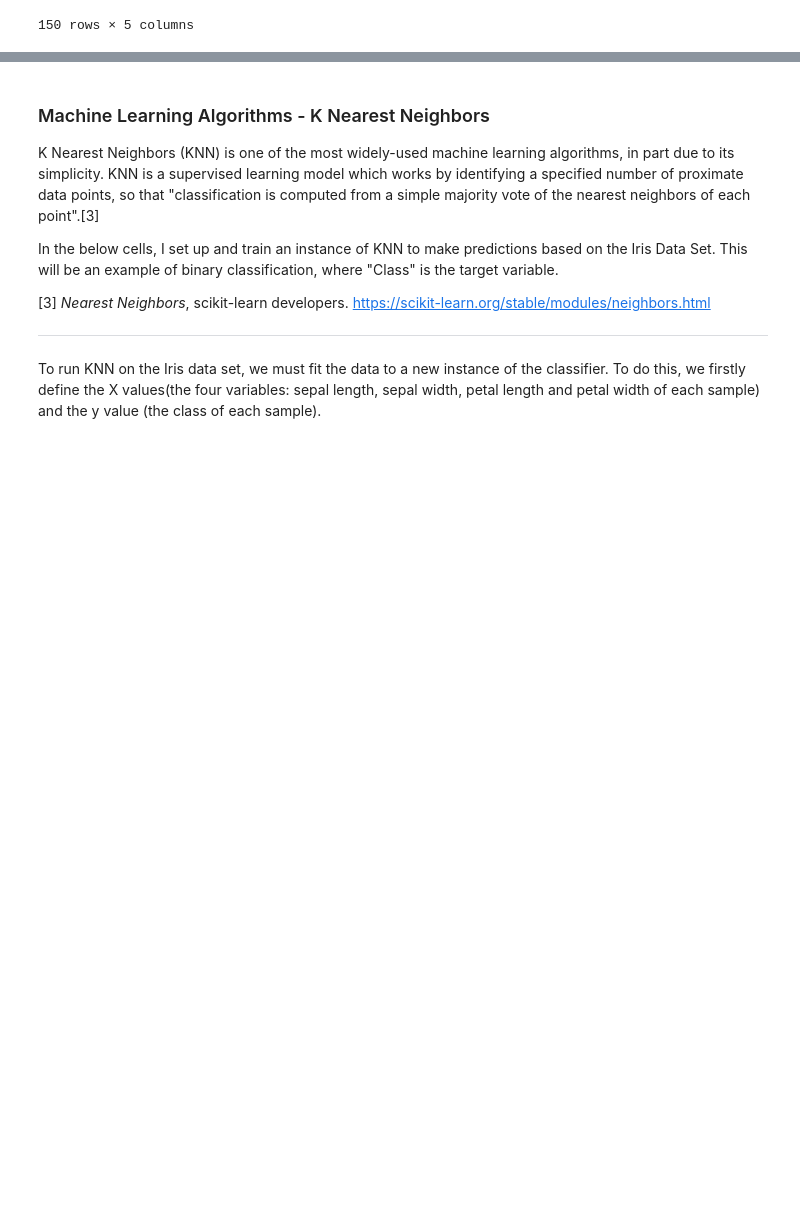
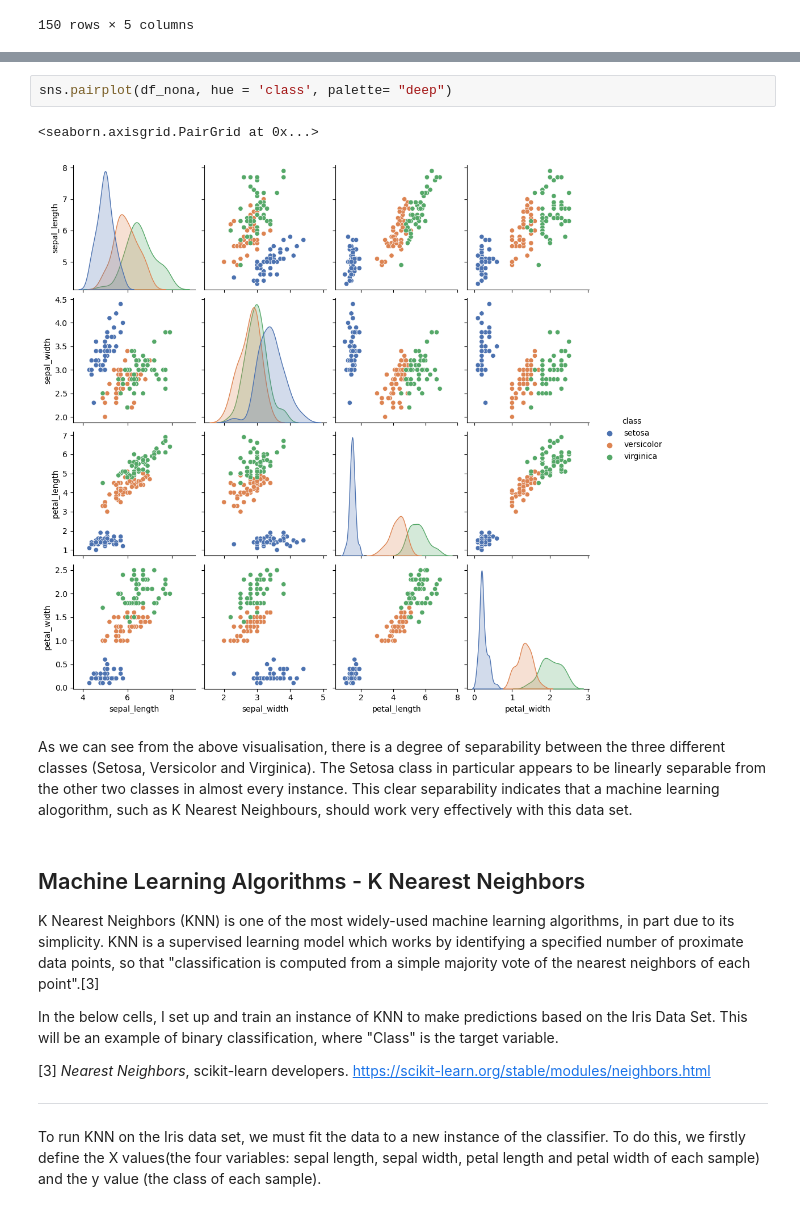
Before and after one commit to martincusack979/machine_learning_and_statistics, a Jupyter notebook: project.ipynb, the cells around one changed output, grey strips where cells are left out. Cells and saved outputs as stored; diff of their text form; blank space fills up the shorter version.

Commit message:
pairplot visualisation

```diff
--- a/project.ipynb
+++ b/project.ipynb
@@ -122,5 +129,12 @@ As we can see from the above summary statistics, there are no null values or oth
+# %%
+sns.pairplot(df_nona, hue = 'class', palette= "deep")
+# %% [output]
+<seaborn.axisgrid.PairGrid at 0x...>
+[figure, added]
+# %% [markdown]
+As we can see from the above visualisation, there is a degree of separability between the three different classes (Setosa, Versicolor and Virginica).  The Setosa class in particular appears to be linearly separable from the other two classes in almost every instance.  This clear separability indicates that a machine learning alogorithm, such as K Nearest Neighbours, should work very effectively with this data set.
 # %% [markdown]
-### Machine Learning Algorithms - K Nearest Neighbors
+## Machine Learning Algorithms - K Nearest Neighbors
 
 K Nearest Neighbors (KNN) is one of the most widely-used machine learning algorithms, in part due to its simplicity. KNN is a supervised learning model which works by identifying a specified number of proximate data points, so that "classification is computed from a simple majority vote of the nearest neighbors of each point".[3]
 
```
Also changed, not shown: parts of 11 cells of this notebook, 2 other files.
